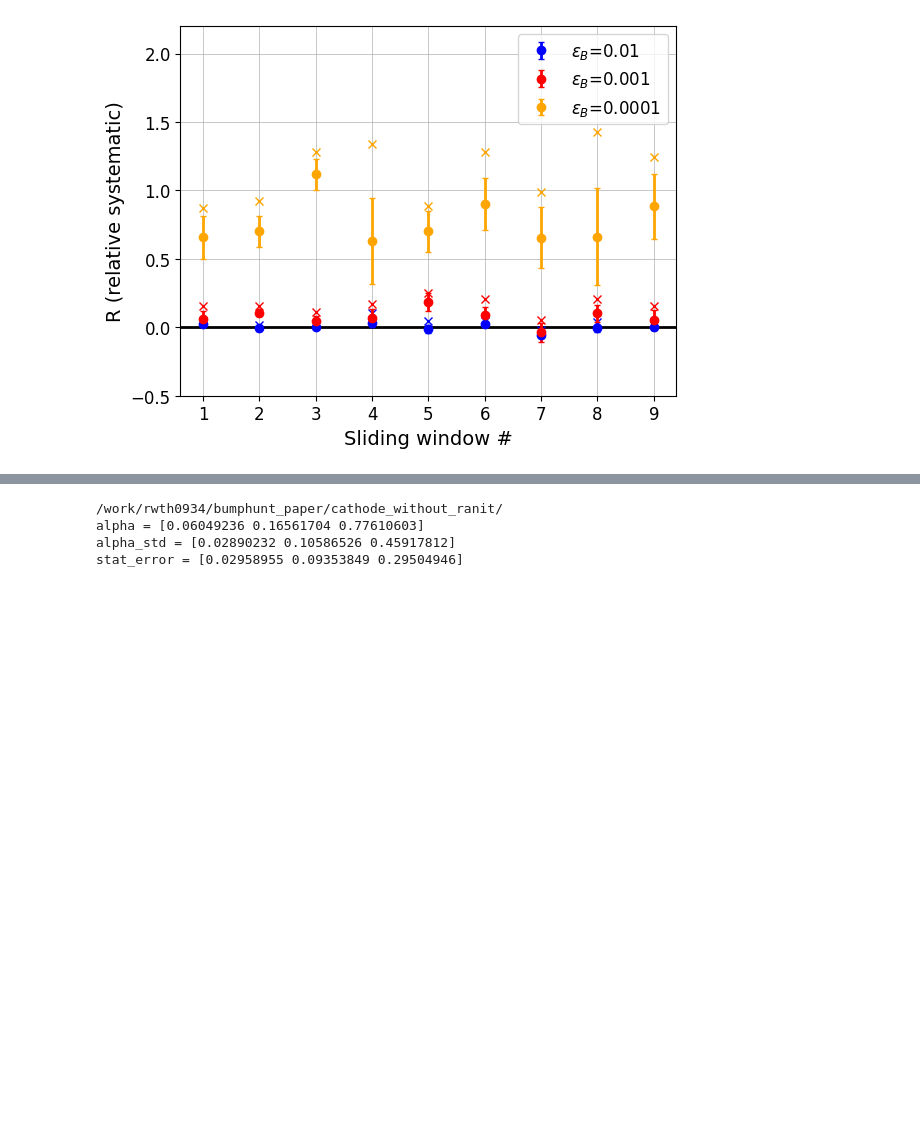
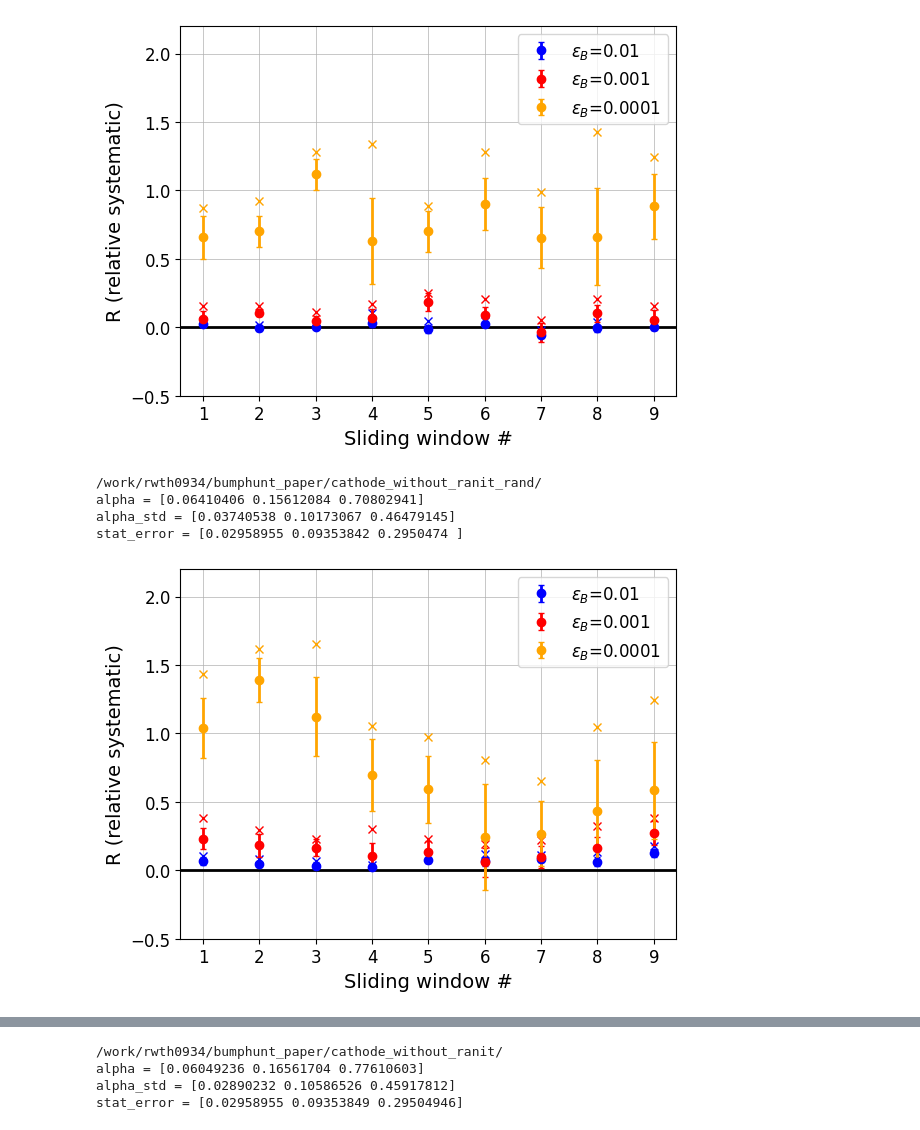
Before and after one commit to mariehein/bumphunt_paper, a Jupyter notebook: bumphunt_testing.ipynb, the cells around one changed output, grey strips where cells are left out. Saved outputs shown, nothing was run; the diff lists cells and outputs as text; code cells hidden in the pictures; blank space fills up the shorter version.

```diff
--- a/bumphunt_testing.ipynb
+++ b/bumphunt_testing.ipynb
@@ -32,3 +32,19 @@ alpha = [-0.0009759   0.07546186  0.76765215]
 alpha_std = [0.03259823 0.07911763 0.26141846]
 stat_error = [0.02958955 0.09353842 0.29504946]
 [figure]
+# %%
+folder = general_directory_project+"cathode_without_ranit_rand/"
+results, rel_results, true_results, rel_error, exp = bp.bump_hunt(folder)
+ranit_SB_error = np.mean(rel_error,axis=(1,2))
+cathode_stat = np.mean(exp,axis=(1,2))
+cathode_sys = np.std(rel_error, axis=(1,2))
+print("alpha =",ranit_SB_error)
+print("alpha_std =", np.std(rel_error, axis=(1,2)))
+print("stat_error =",cathode_stat)
+bp.plotting_error(rel_error, "cathode_without", min=min_error, max=max_error, plotting_directory=plotting)
+# %% [output]
+/work/rwth0934/bumphunt_paper/cathode_without_ranit_rand/
+alpha = [0.06410406 0.15612084 0.70802941]
+alpha_std = [0.03740538 0.10173067 0.46479145]
+stat_error = [0.02958955 0.09353842 0.2950474 ]
+[figure, added]
```
Also changed, not shown: parts of 3 cells of this notebook, 4 other files.
